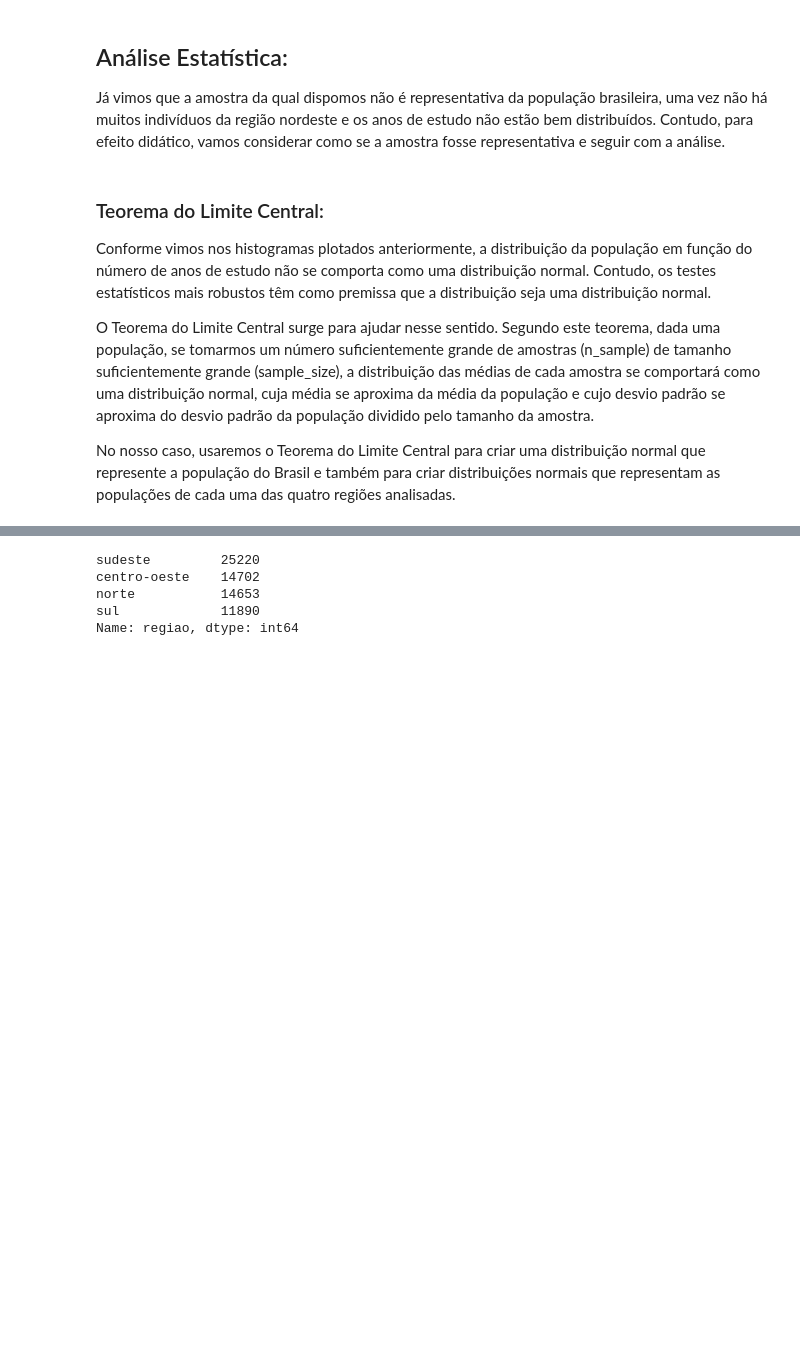
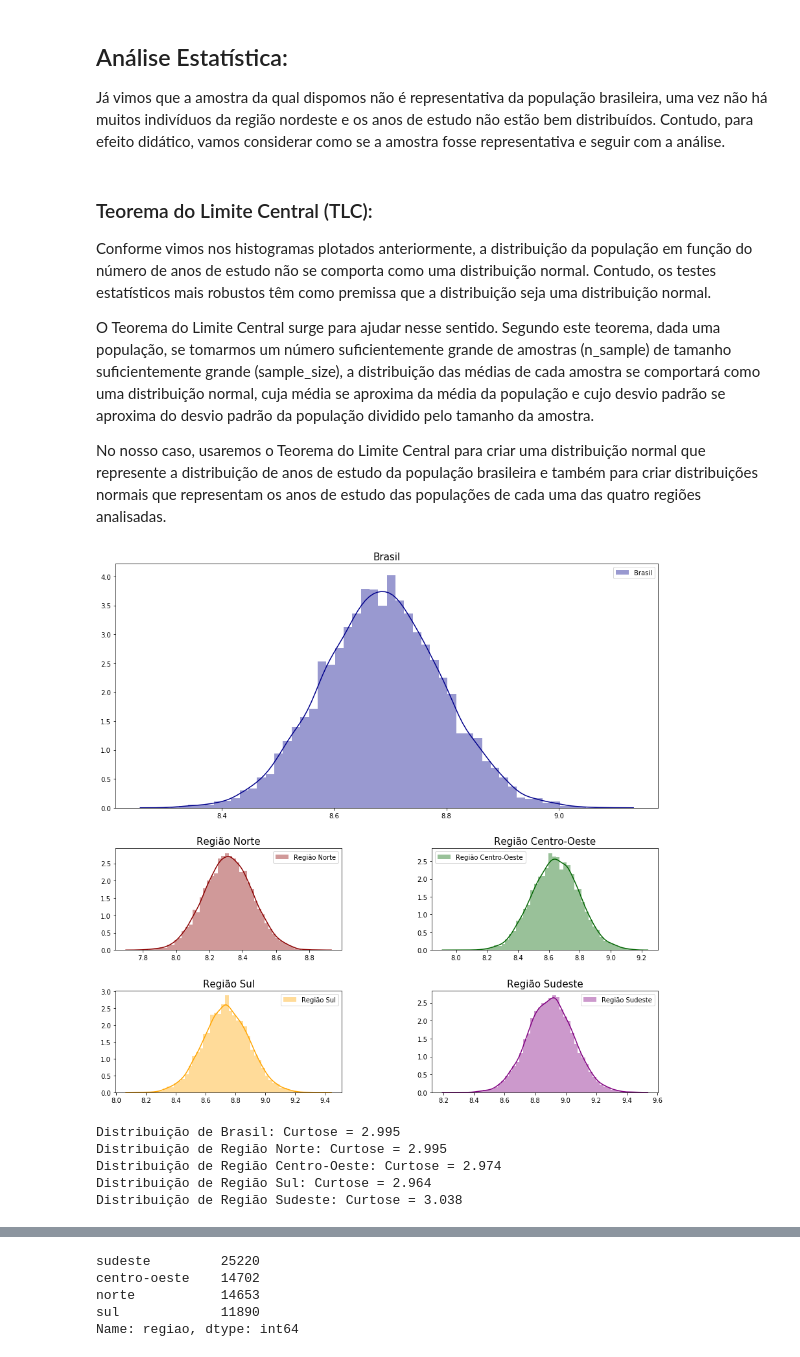
Before and after one commit to mrnascimento/Statistical-Analysis-IBGE-Data, a Jupyter notebook: Analysis_pt.ipynb, the cells around one changed output, grey strips where cells are left out. Saved outputs shown, nothing was run; the diff lists cells and outputs as text; code cells hidden in the pictures; blank space fills up the shorter version.

```diff
--- a/Analysis_pt.ipynb
+++ b/Analysis_pt.ipynb
@@ -160,13 +157,13 @@ plt.show()
 
 Já vimos que a amostra da qual dispomos não é representativa da população brasileira, uma vez não há muitos indivíduos da região nordeste e os anos de estudo não estão bem distribuídos. Contudo, para efeito didático, vamos considerar como se a amostra fosse representativa e seguir com a análise.
 # %% [markdown]
-### Teorema do Limite Central:
+### Teorema do Limite Central (TLC):
 
 Conforme vimos nos histogramas plotados anteriormente, a distribuição da população em função do número de anos de estudo não se comporta como uma distribuição normal. Contudo, os testes estatísticos mais robustos têm como premissa que a distribuição seja uma distribuição normal.
 
 O Teorema do Limite Central surge para ajudar nesse sentido. Segundo este teorema, dada uma população, se tomarmos um número suficientemente grande de amostras (n_sample) de tamanho suficientemente grande (sample_size), a distribuição das médias de cada amostra se comportará como uma distribuição normal, cuja média se aproxima da média da população e cujo desvio padrão se aproxima do desvio padrão da população dividido pelo tamanho da amostra.
 
-No nosso caso, usaremos o Teorema do Limite Central para criar uma distribuição normal que represente a população do Brasil e também para criar distribuições normais que representam as populações de cada uma das quatro regiões analisadas.
+No nosso caso, usaremos o Teorema do Limite Central para criar uma distribuição normal que represente a distribuição de anos de estudo da população brasileira e também para criar distribuições normais que representam os anos de estudo das populações de cada uma das quatro regiões analisadas.
 # %%
 # Definindo função para amostragem aleatória e obtenção da distribuição das médias:
 def sampling(data, sample_size):
@@ -185,7 +182,8 @@ def sample_means(data, sample_size, n_sample):
 
     return samp_means
 # %%
-dist_brasil = sample_means(df['anos_estudo'], sample_size=500, n_sample=10000)
+# Transformando as distribuições em distribuições normais via TLC
+dist_brasil = sample_means(df['anos_estudo'], sample_size=1000, n_sample=10000)
 dist_norte = sample_means(df.loc[df['regiao']=='norte', 'anos_estudo'], sample_size=500, n_sample=10000)
 dist_co = sample_means(df.loc[df['regiao']=='centro-oeste', 'anos_estudo'], sample_size=500, n_sample=10000)
 dist_sul = sample_means(df.loc[df['regiao']=='sul', 'anos_estudo'], sample_size=500, n_sample=10000)
@@ -194,0 +191,29 @@ distribuicoes = [dist_brasil, dist_norte, dist_co, dist_sul, dist_sudeste]
+# %%
+def plot_distplot(dist, axis, title, colors):
+    sns.distplot(dist, ax=axis, color=colors, norm_hist=True)
+    axis.set_title(title, fontsize='15')
+    axis.legend([title])
+# %%
+# Visualizando as novas distribuições:
+
+## Definindo iteráveis
+distribuitions = [dist_brasil, dist_norte, dist_co, dist_sul, dist_sudeste]
+colors = ['darkblue', 'darkred', 'darkgreen', 'orange', 'purple']
+regions = ['Brasil', 'Região Norte', 'Região Centro-Oeste', 'Região Sul', 'Região Sudeste']
+ax = {}
+
+## Criando o plot grid
+plt.figure(figsize=(15,15))
+grid = plt.GridSpec(4,2, hspace=0.4, wspace=0.4)
+
+ax[0] = plt.subplot(grid[0:2, 0:2])
+ax[1] = plt.subplot(grid[2,0])
+ax[2] = plt.subplot(grid[2,1])
+ax[3] = plt.subplot(grid[3,0])
+ax[4] = plt.subplot(grid[3,1])
+
+## Plotando as distribuições
+for i in range(len(distributions)):
+    plot_distplot(dist=distribuitions[i], axis=ax[i], title = regions[i], colors=colors[i])
+# %% [output]
+[figure, added]
@@ -194,0 +224,10 @@ distribuicoes = [dist_brasil, dist_norte, dist_co, dist_sul, dist_sudeste]
+# %%
+# Verificando a curtose das distribuições:
+for i in range(len(distribuitions)):
+    kurtosis_check(dist=distribuitions[i], title=regions[i])
+# %% [output]
+Distribuição de Brasil: Curtose = 2.995
+Distribuição de Região Norte: Curtose = 2.995
+Distribuição de Região Centro-Oeste: Curtose = 2.974
+Distribuição de Região Sul: Curtose = 2.964
+Distribuição de Região Sudeste: Curtose = 3.038
```
Also changed, not shown: parts of 14 cells of this notebook.
